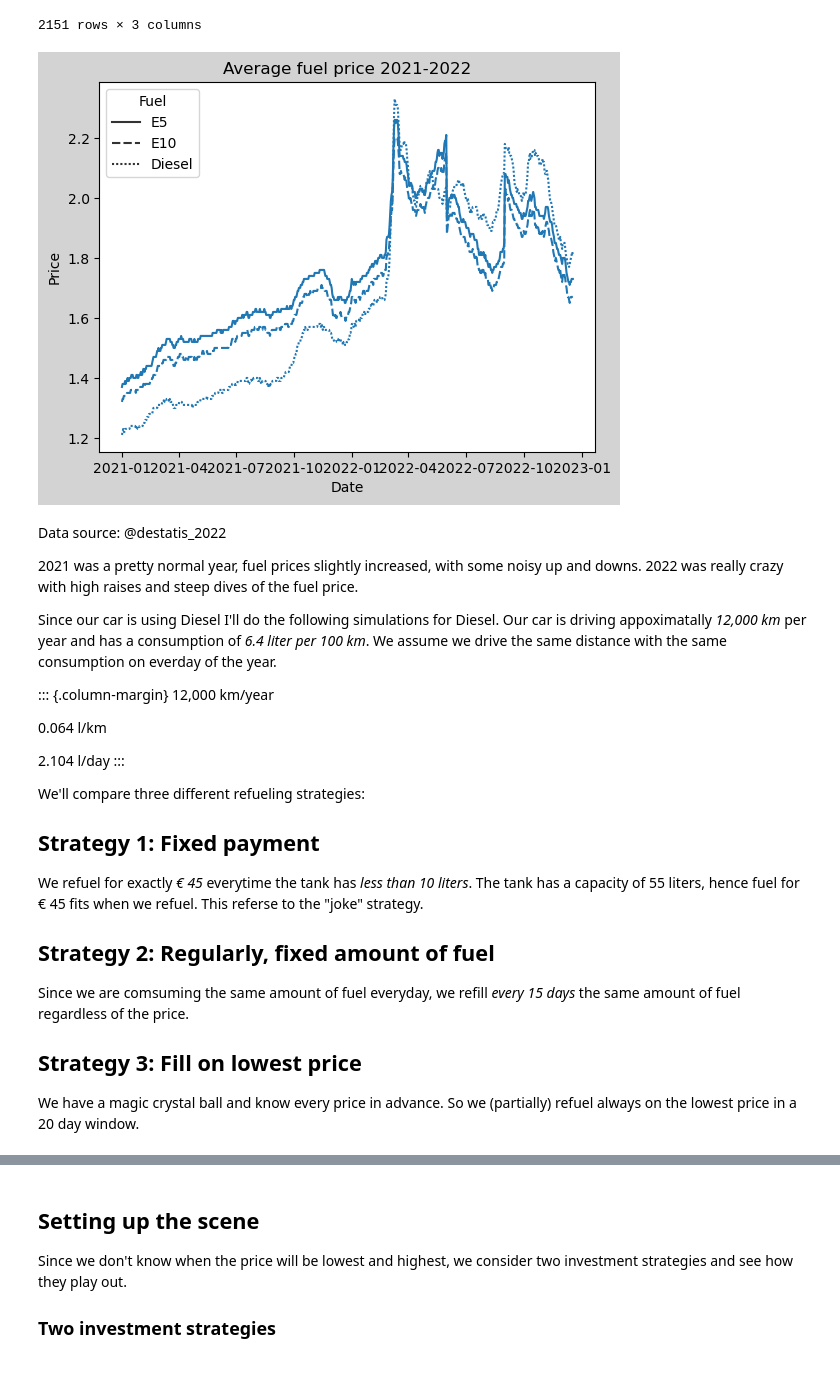
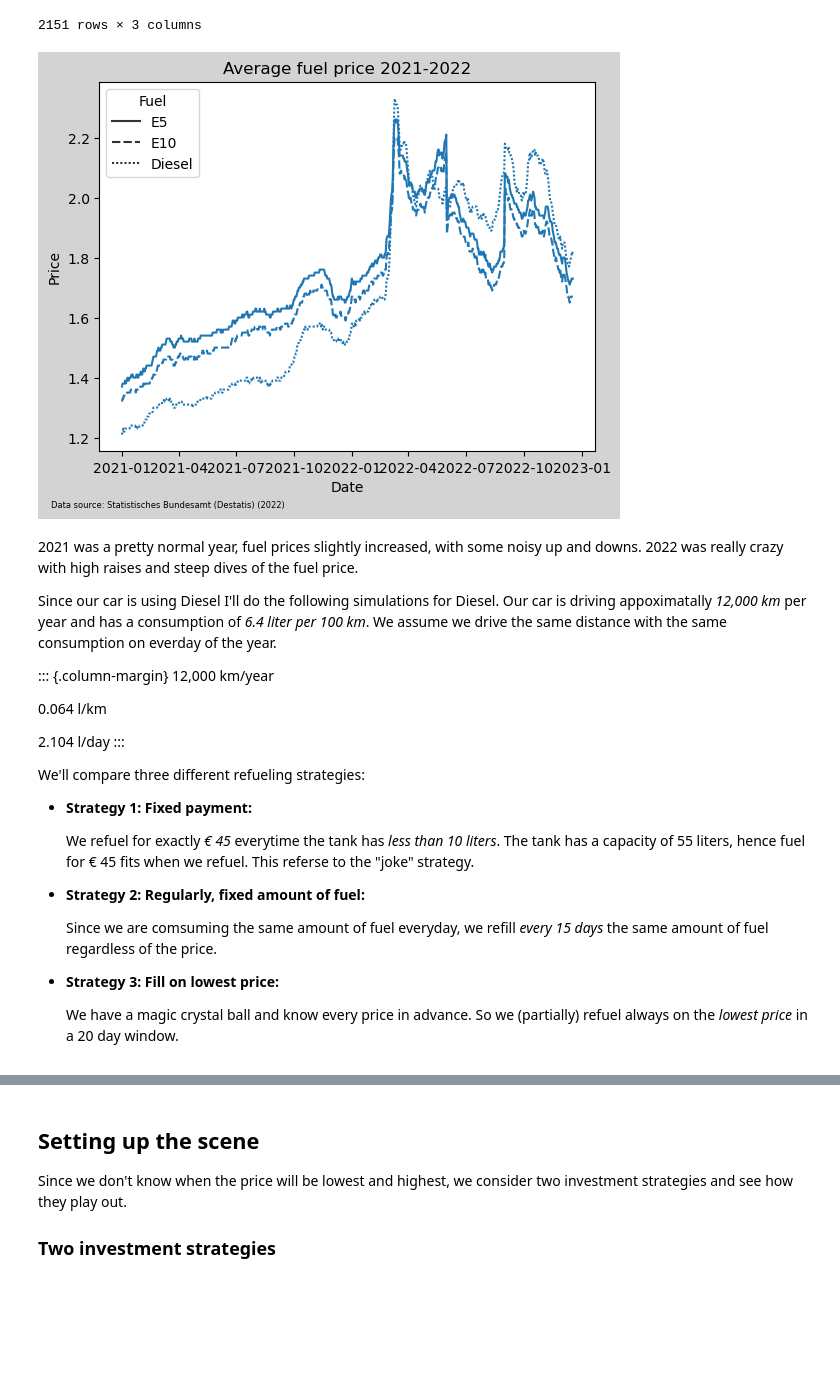
Before and after one commit to joatom/blog, a Jupyter notebook: posts/2022-12-11-fill-her-up/index.ipynb, the cells around one changed output, grey strips where cells are left out. Drawn from its saved outputs; the diff is of its cells as text; code cells hidden in the pictures; blank space fills up the shorter version.

```diff
--- a/posts/2022-12-11-fill-her-up/index.ipynb
+++ b/posts/2022-12-11-fill-her-up/index.ipynb
@@ -74,26 +75,25 @@ gas_data
 # %%
 #|echo: false
 
 gas_data = pd.read_excel('MTS_K_Kraftstoffpreise.xlsx', 'Daten')
 gas_data.columns = ['Date', 'E5', 'E10','Diesel']
 gas_data = gas_data#[gas_data.Date.dt.year==2021]
 gas_data = gas_data.melt(id_vars='Date',var_name='Fuel',value_name='Price')
 
 fig = plt.figure()
 fig.patch.set_facecolor('lightgray')
 
 sns.lineplot(x="Date", y="Price",
              style="Fuel", #style="event",
              data=gas_data)
 
 plt.title('Average fuel price 2021-2022')
-
+plt.annotate('Data source: Statistisches Bundesamt (Destatis) (2022)', (0,0), (-35,-35), fontsize=6,
+             xycoords='axes fraction', textcoords='offset points', va='top')
 plt.show()
 # %% [output]
-[figure, old version]
+[figure, new version]
 # %% [markdown]
-Data source: @destatis_2022
-
 2021 was a pretty normal year, fuel prices slightly increased, with some noisy up and downs. 2022 was really crazy with high raises and steep dives of the fuel price.
 
 Since our car is using Diesel I'll do the following simulations for Diesel. Our car is driving appoximatally *12,000 km* per year and has a consumption of *6.4 liter per 100 km*. We assume we drive the same distance with the same consumption on everday of the year.
@@ -109,14 +109,17 @@ Since our car is using Diesel I'll do the following simulations for Diesel. Our
 
 We'll compare three different refueling strategies:
 
-## Strategy 1: Fixed payment
-We refuel for exactly *€ 45* everytime the tank has *less than 10 liters*. The tank has a capacity of 55 liters, hence fuel for € 45 fits when we refuel. This referse to the "joke" strategy.
+- **Strategy 1: Fixed payment:**
 
-## Strategy 2: Regularly, fixed amount of fuel
-Since we are comsuming the same amount of fuel everyday, we refill *every 15 days* the same amount of fuel regardless of the price.
+    We refuel for exactly *€ 45* everytime the tank has *less than 10 liters*. The tank has a capacity of 55 liters, hence fuel for € 45 fits when we refuel. This referse to the "joke" strategy.
 
-## Strategy 3: Fill on lowest price
-We have a magic crystal ball and know every price in advance. So we (partially) refuel always on the lowest price in a 20 day window.
+- **Strategy 2: Regularly, fixed amount of fuel:**
+
+    Since we are comsuming the same amount of fuel everyday, we refill *every 15 days* the same amount of fuel regardless of the price.
+
+- **Strategy 3: Fill on lowest price:**
+
+    We have a magic crystal ball and know every price in advance. So we (partially) refuel always on the *lowest price* in a 20 day window.
 # %%
 #|include: false
 
```
Also changed, not shown: parts of 32 cells of this notebook, 13 other files.
